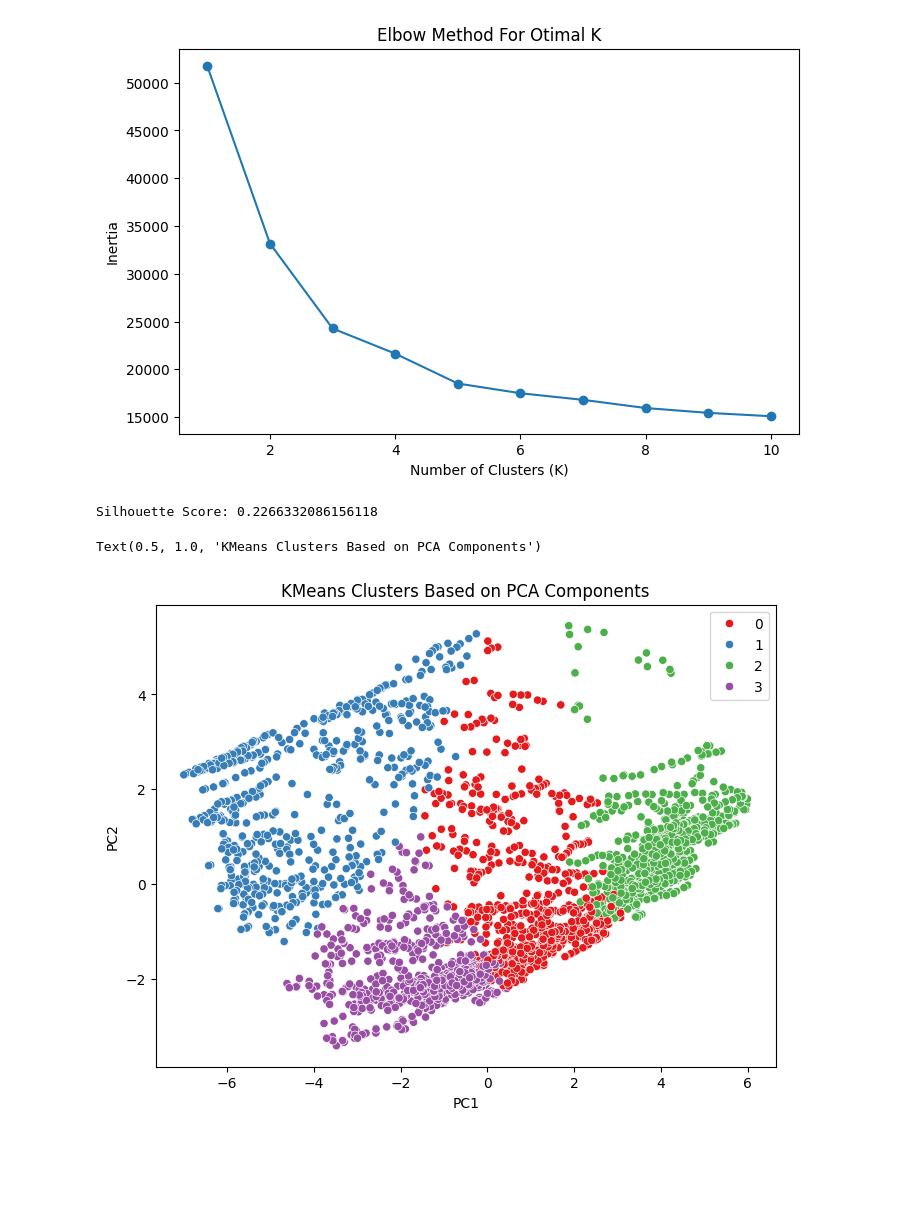
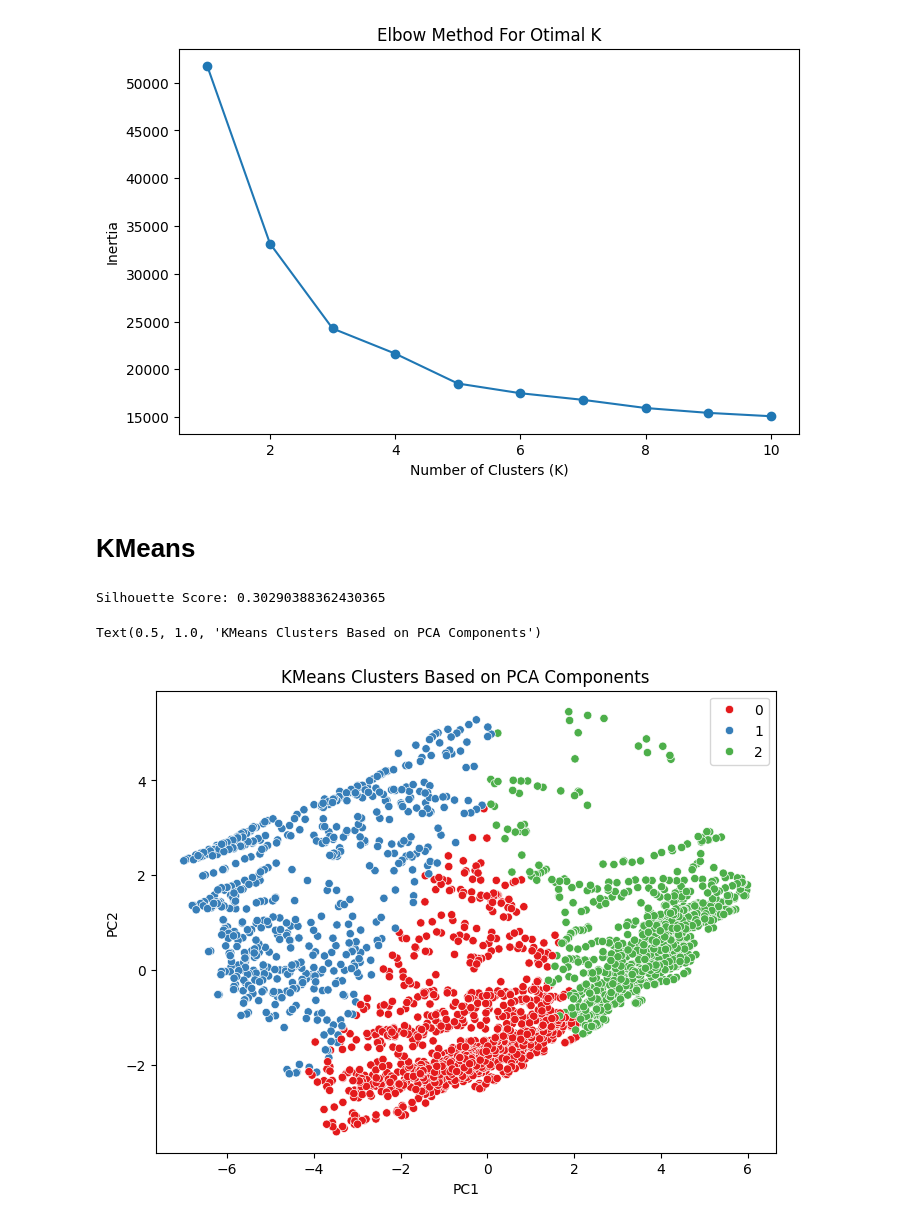
Before and after one commit to rioo09/Country-Classification-Project, a Jupyter notebook: P-651.ipynb, the cells around one changed output. Saved outputs shown, nothing was run; the diff lists cells and outputs as text; code cells hidden in the pictures; blank space fills up the shorter version.

```diff
--- a/P-651.ipynb
+++ b/P-651.ipynb
@@ -415,20 +416,22 @@ plt.ylabel("Inertia")
 plt.show()
 # %% [output]
 [figure]
+# %% [markdown]
+# KMeans
 # %%
-km = KMeans(n_clusters = 4, random_state = 42)
+km = KMeans(n_clusters = 3, random_state = 42)
 km.fit(final_df) #fit final_df using KMeans
-pred = km.predict(final_df) #Predict Cluster Labels
+pred_km = km.predict(final_df) #Predict Cluster Labels
 # %%
 from sklearn.metrics import silhouette_score
 silhouette_avg = silhouette_score(final_df, km.labels_) #Calculate Silhouette Score For KMeans Clustering
 print(f'Silhouette Score: {silhouette_avg}')
 # %% [output]
-Silhouette Score: 0.2266332086156118
+Silhouette Score: 0.30290388362430365
 # %%
 plt.figure(figsize=(8,6))
-sns.scatterplot(x = final_df['PC1'], y = final_df['PC2'], hue=pred, palette='Set1') #Plotting Clusters Based On First Two PCA Components
+sns.scatterplot(x = final_df['PC1'], y = final_df['PC2'], hue=pred_km, palette='Set1') #Plotting Clusters Based On First Two PCA Components
 plt.title("KMeans Clusters Based on PCA Components")
 # %% [output]
 Text(0.5, 1.0, 'KMeans Clusters Based on PCA Components')
-[figure, old version]
+[figure, new version]
```
Also changed, not shown: parts of 20 cells of this notebook.
